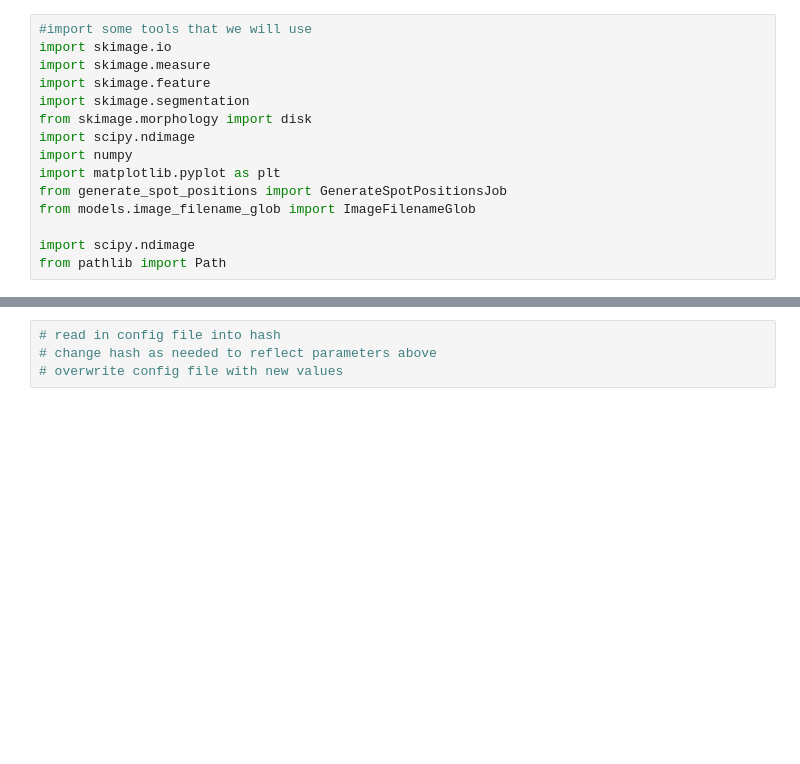
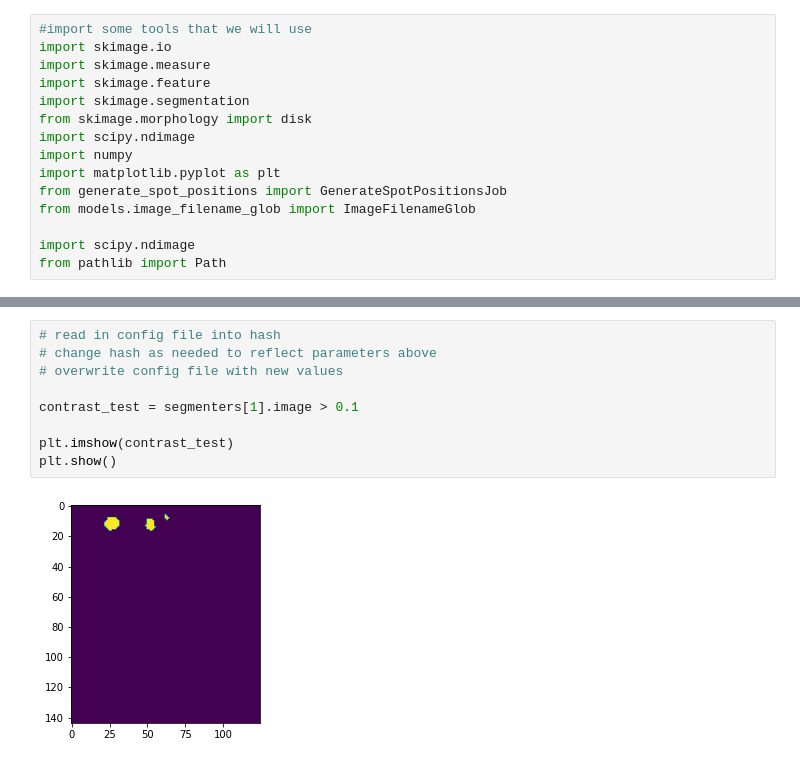
Before and after one commit to elfinn/cell-and-spot-segmentation, a Jupyter notebook: test_spot_segmentation_results.ipynb, the cells around one changed output, grey strips where cells are left out. Cells and saved outputs as stored; diff of their text form; blank space fills up the shorter version.

```diff
--- a/test_spot_segmentation_results.ipynb
+++ b/test_spot_segmentation_results.ipynb
@@ -53,4 +78,11 @@ fig.show()
 # %%
 # read in config file into hash
 # change hash as needed to reflect parameters above
 # overwrite config file with new values
+
+contrast_test = segmenters[1].image > 0.1
+
+plt.imshow(contrast_test)
+plt.show()
+# %% [output]
+[figure, added]
```
Also changed, not shown: parts of 4 cells of this notebook, 1 other file.
